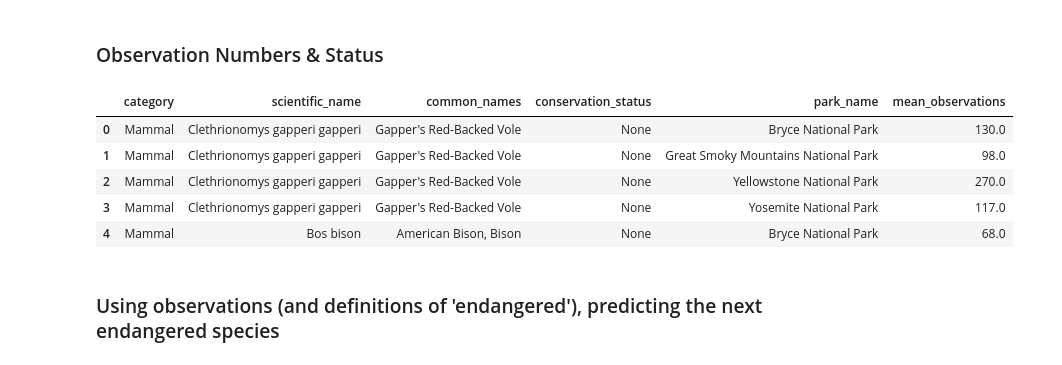
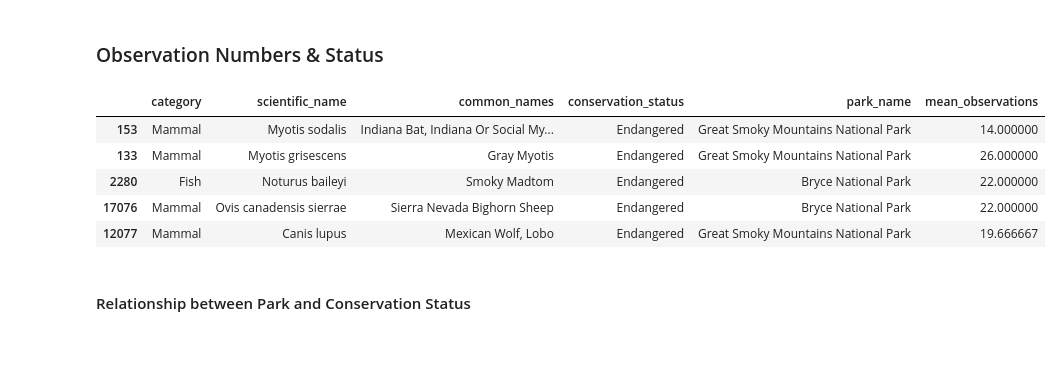
Before and after one commit to henrylin03/Biodiversity-in-National-Parks, a Jupyter notebook: biodiversity_project_v1.ipynb, the cells around one changed output. Cells and saved outputs as stored; diff of their text form; code cells hidden in the pictures.

```diff
--- a/biodiversity_project_v1.ipynb
+++ b/biodiversity_project_v1.ipynb
@@ -123,8 +122,8 @@ species_info[species_info.isnull().any(axis=1)]
 | 5823 | Vascular Plant | Tribulus terrestris | Bullhead, Caltrop, Goathead, Mexi... | NaN |
 5633 rows × 4 columns
 # %%
-# replacing NaN with 'None' status
-species_info.conservation_status = species_info.conservation_status.fillna('None')
+# replacing NaN with 'No Intervention' status
+species_info.conservation_status = species_info.conservation_status.fillna('No Intervention')
 
 species_info.head()
 # %% [output]
@@ -258,0 +260,6 @@ species_info_cleaned[species_info_cleaned\
+# %%
+species_info_cleaned['conservation_status'] = pd.Categorical(species_info_cleaned['conservation_status'],
+                                                             ['Endangered', 'Threatened', 'Species of Concern',
+                                                              'In Recovery', 'No Intervention'], ordered=True)
+
+species_info_cleaned.conservation_status.unique()
@@ -580,18 +590,17 @@ plt.show()
 # %%
 merge_df = pd.merge(
                 species_info_cleaned,
                 observations_summarised,
-                how='outer')
+                how='outer')\
+             .sort_values(['conservation_status'])
 
 # merge_df.isna().sum() # output: no missing values, indicating all values were considered
 
 merge_df.head()
 # %% [output]
 |  | category | scientific_name | common_names | conservation_status | park_name | mean_observations |
-| 0 | Mammal | Clethrionomys gapperi gapperi | Gapper's Red-Backed Vole | None | Bryce National Park | 130.0 |
-| 1 | Mammal | Clethrionomys gapperi gapperi | Gapper's Red-Backed Vole | None | Great Smoky Mountains National Park | 98.0 |
-| 2 | Mammal | Clethrionomys gapperi gapperi | Gapper's Red-Backed Vole | None | Yellowstone National Park | 270.0 |
-| 3 | Mammal | Clethrionomys gapperi gapperi | Gapper's Red-Backed Vole | None | Yosemite National Park | 117.0 |
-| 4 | Mammal | Bos bison | American Bison, Bison | None | Bryce National Park | 68.0 |
+| 153 | Mammal | Myotis sodalis | Indiana Bat, Indiana Or Social My... | Endangered | Great Smoky Mountains National Park | 14.000000 |
+| 133 | Mammal | Myotis grisescens | Gray Myotis | Endangered | Great Smoky Mountains National Park | 26.000000 |
+| 2280 | Fish | Noturus baileyi | Smoky Madtom | Endangered | Bryce National Park | 22.000000 |
+| 17076 | Mammal | Ovis canadensis sierrae | Sierra Nevada Bighorn Sheep | Endangered | Bryce National Park | 22.000000 |
+| 12077 | Mammal | Canis lupus | Mexican Wolf, Lobo | Endangered | Great Smoky Mountains National Park | 19.666667 |
-# %% [markdown]
-### Using observations (and definitions of 'endangered'), predicting the next endangered species
@@ -599,0 +607,2 @@ merge_df.head()
+# %% [markdown]
+#### Relationship between Park and Conservation Status
```
Also changed, not shown: parts of 15 cells of this notebook.
